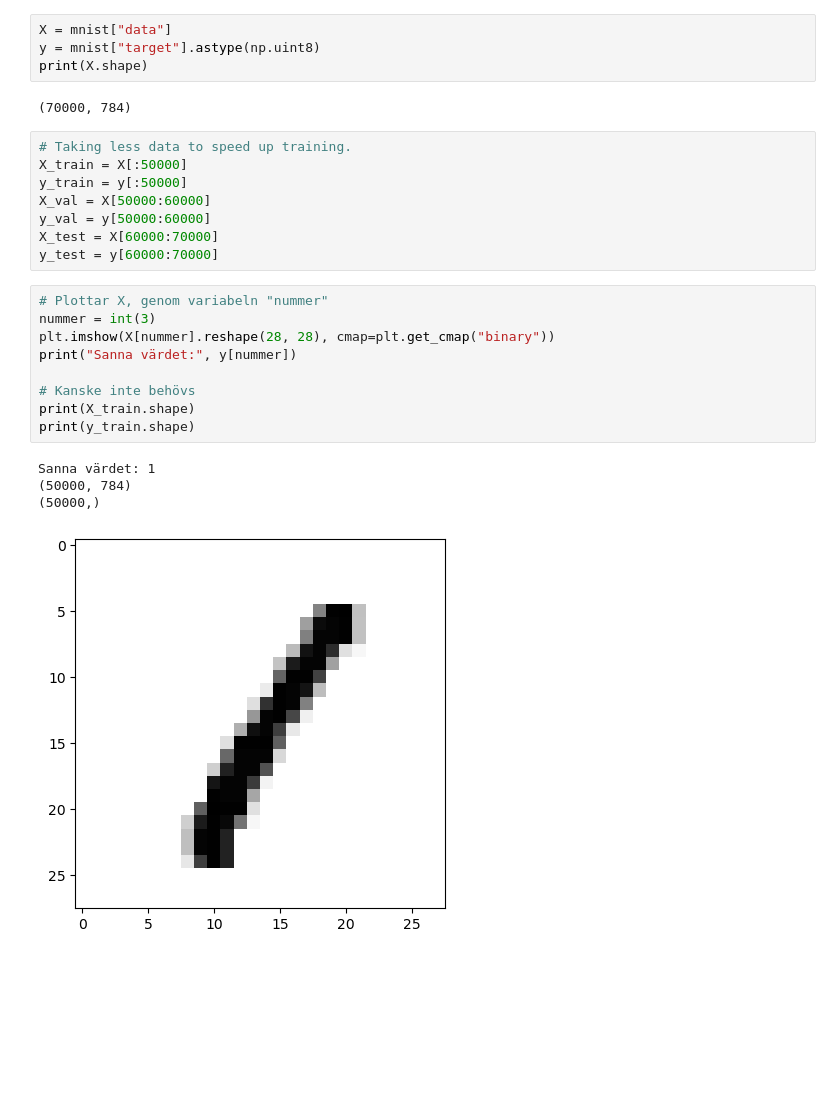
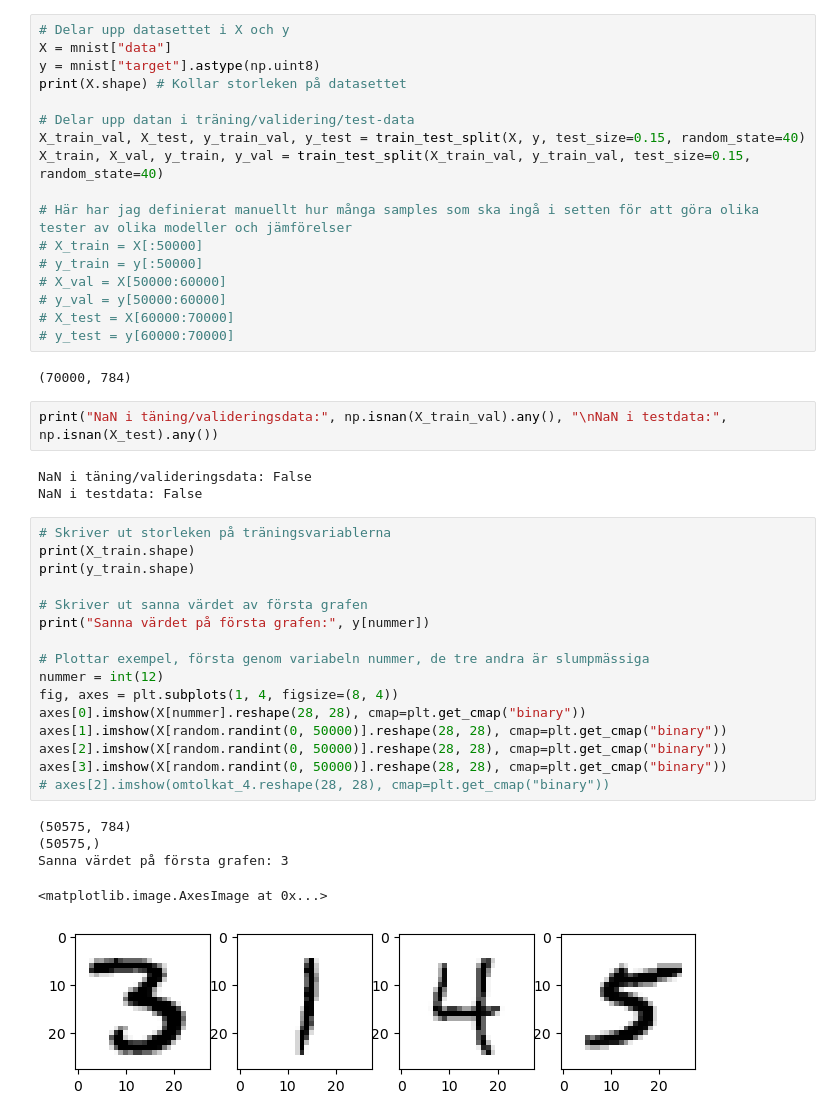
Before and after one commit to Al-Vinci/ML, a Jupyter notebook: MNIST.ipynb, the cells around one changed output. Drawn from its saved outputs; the diff is of its cells as text; blank space fills up the shorter version.

```diff
--- a/MNIST.ipynb
+++ b/MNIST.ipynb
@@ -20,29 +25,47 @@ mnist = fetch_openml('mnist_784', version = 1, cache = True, as_frame = False)
 # %%
+# Delar upp datasettet i X och y
 X = mnist["data"]
 y = mnist["target"].astype(np.uint8)
-print(X.shape)
+print(X.shape) # Kollar storleken på datasettet
+
+# Delar upp datan i träning/validering/test-data
+X_train_val, X_test, y_train_val, y_test = train_test_split(X, y, test_size=0.15, random_state=40)
+X_train, X_val, y_train, y_val = train_test_split(X_train_val, y_train_val, test_size=0.15, random_state=40)
+
+# Här har jag definierat manuellt hur många samples som ska ingå i setten för att göra olika tester av olika modeller och jämförelser
+# X_train = X[:50000]
+# y_train = y[:50000]
+# X_val = X[50000:60000]
+# y_val = y[50000:60000]
+# X_test = X[60000:70000]
+# y_test = y[60000:70000]
 # %% [output]
 (70000, 784)
 # %%
-# Taking less data to speed up training.
-X_train = X[:50000]
-y_train = y[:50000]
-X_val = X[50000:60000]
-y_val = y[50000:60000]
-X_test = X[60000:70000]
-y_test = y[60000:70000]
+print("NaN i täning/valideringsdata:", np.isnan(X_train_val).any(), "\nNaN i testdata:", np.isnan(X_test).any())
+# %% [output]
+NaN i täning/valideringsdata: False
+NaN i testdata: False
 # %%
-# Plottar X, genom variabeln "nummer"
-nummer = int(3)
-plt.imshow(X[nummer].reshape(28, 28), cmap=plt.get_cmap("binary"))
-print("Sanna värdet:", y[nummer])
-
-# Kanske inte behövs
+# Skriver ut storleken på träningsvariablerna
 print(X_train.shape)
 print(y_train.shape)
+
+# Skriver ut sanna värdet av första grafen
+print("Sanna värdet på första grafen:", y[nummer])
+
+# Plottar exempel, första genom variabeln nummer, de tre andra är slumpmässiga
+nummer = int(12)
+fig, axes = plt.subplots(1, 4, figsize=(8, 4))
+axes[0].imshow(X[nummer].reshape(28, 28), cmap=plt.get_cmap("binary"))
+axes[1].imshow(X[random.randint(0, 50000)].reshape(28, 28), cmap=plt.get_cmap("binary"))
+axes[2].imshow(X[random.randint(0, 50000)].reshape(28, 28), cmap=plt.get_cmap("binary"))
+axes[3].imshow(X[random.randint(0, 50000)].reshape(28, 28), cmap=plt.get_cmap("binary"))
+# axes[2].imshow(omtolkat_4.reshape(28, 28), cmap=plt.get_cmap("binary"))
 # %% [output]
-Sanna värdet: 1
-(50000, 784)
-(50000,)
+(50575, 784)
+(50575,)
+Sanna värdet på första grafen: 3
+<matplotlib.image.AxesImage at 0x...>
-[figure, old version]
+[figure, new version]
 # %%
```
Also changed, not shown: parts of 33 cells of this notebook, 6 other files.
